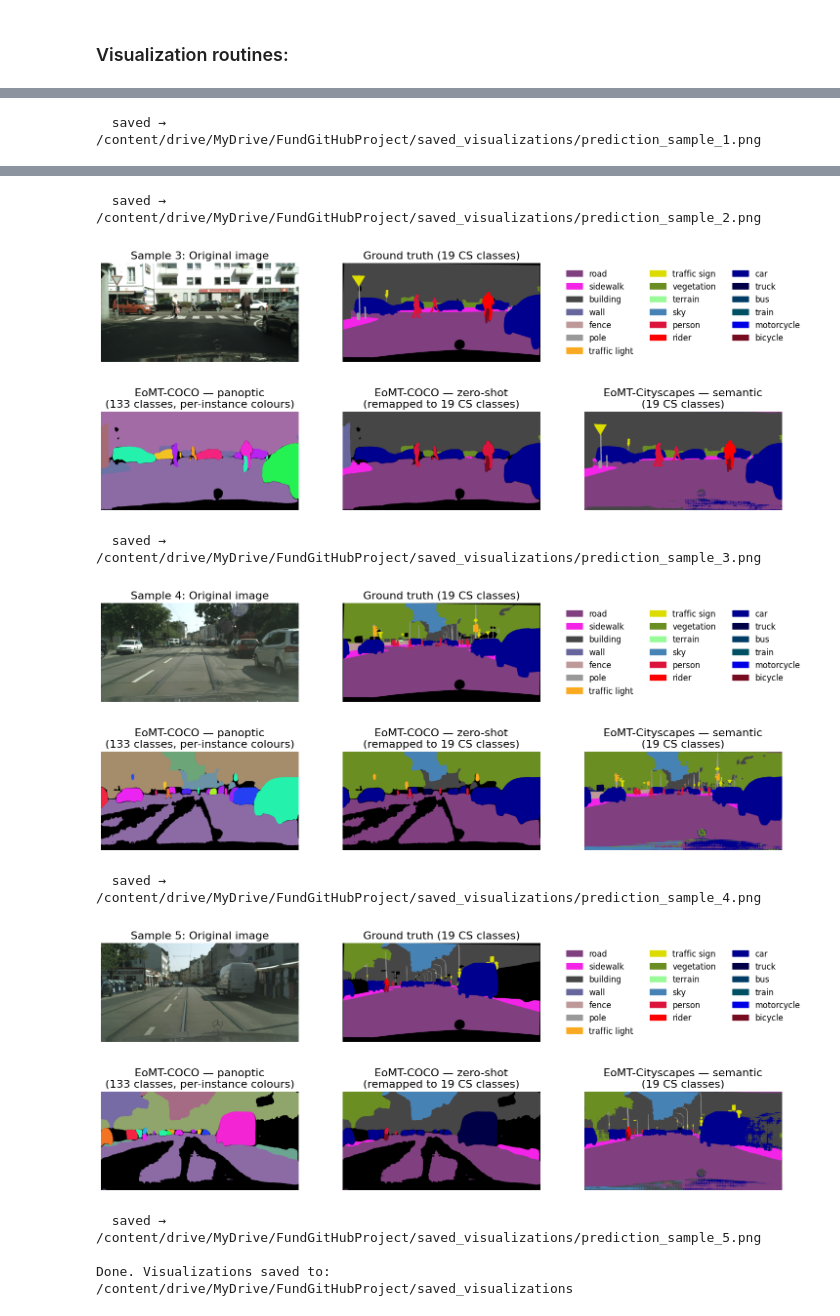
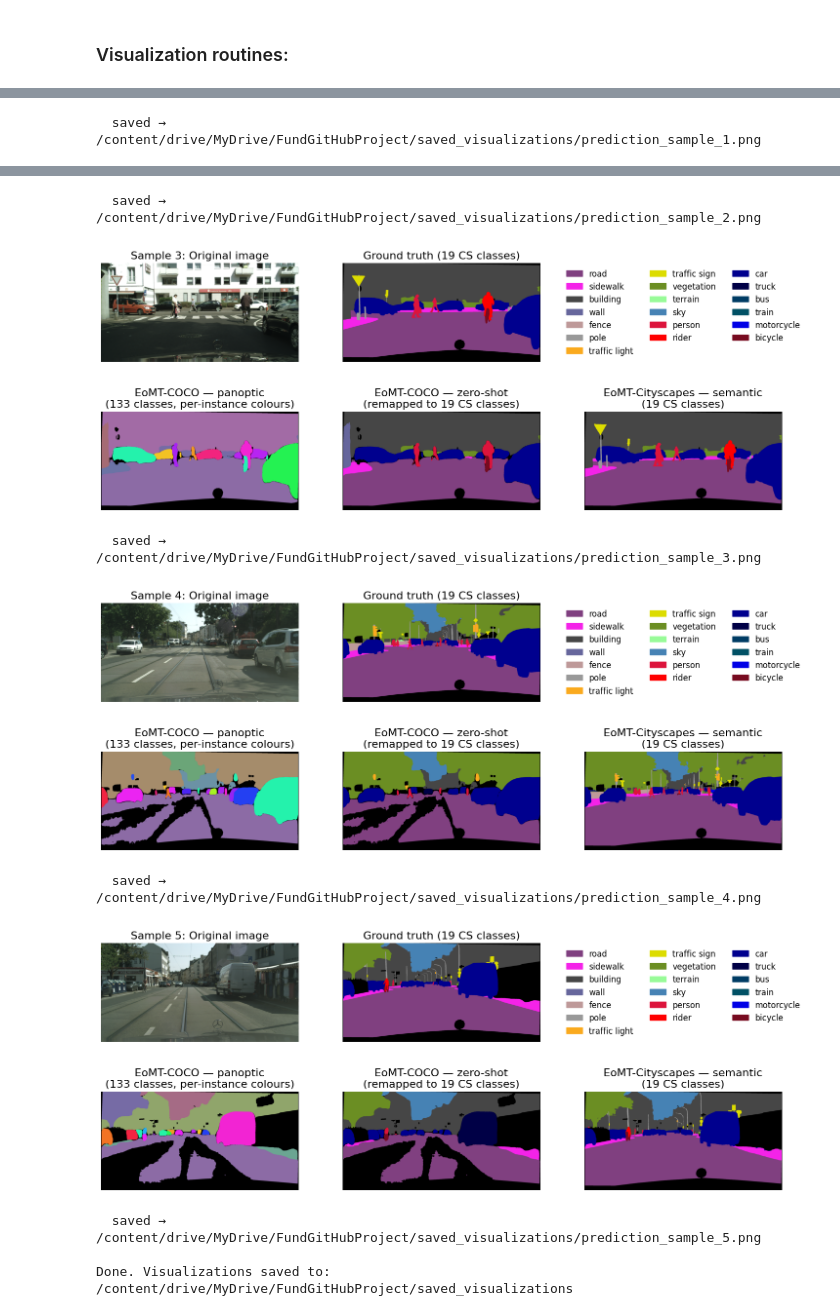
Before and after one commit to MatteoAldovardi92/Fundamental_Project, a Jupyter notebook: Step4.ipynb, the cells around one changed output, grey strips where cells are left out. Saved outputs shown, nothing was run; the diff lists cells and outputs as text; code cells hidden in the pictures.

Commit message:
Update prediction masking logic and improve visualization charts in Step 4

```diff
--- a/Step4.ipynb
+++ b/Step4.ipynb
@@ -361,6 +365,13 @@ for row_idx, batch in enumerate(samples):
             crop_logits, origins, [img_tensor.shape[-2:]]
         )[0].argmax(0)
 
+        # FIX: The target generator uses 19 as the ignore/void index, not 255.
+        # Force predictions to ignore (19) where the ground truth is void.
+        ignore_mask = (gt == 19) | (gt == 255)
+        mapped_pred[ignore_mask] = 19
+        pred_cs[ignore_mask] = 19
+        panoptic_pred_coco[ignore_mask, 1] = -1  # Set segment ID to -1 (void) for panoptic map
+
     fig, axes = plt.subplots(2, 3, figsize=(15, 6))
 
     axes[0,0].imshow(img_tensor.permute(1, 2, 0).cpu().numpy())
@@ -408,9 +419,9 @@ Generating separated prediction plots...
   saved → /content/drive/MyDrive/FundGitHubProject/saved_visualizations/prediction_sample_2.png
-[figure, old version]
+[figure, new version]
   saved → /content/drive/MyDrive/FundGitHubProject/saved_visualizations/prediction_sample_3.png
-[figure, old version]
+[figure, new version]
   saved → /content/drive/MyDrive/FundGitHubProject/saved_visualizations/prediction_sample_4.png
-[figure, old version]
+[figure, new version]
   saved → /content/drive/MyDrive/FundGitHubProject/saved_visualizations/prediction_sample_5.png
 
 Done. Visualizations saved to: /content/drive/MyDrive/FundGitHubProject/saved_visualizations
```
Also changed, not shown: parts of 4 cells of this notebook, 6 other files.
